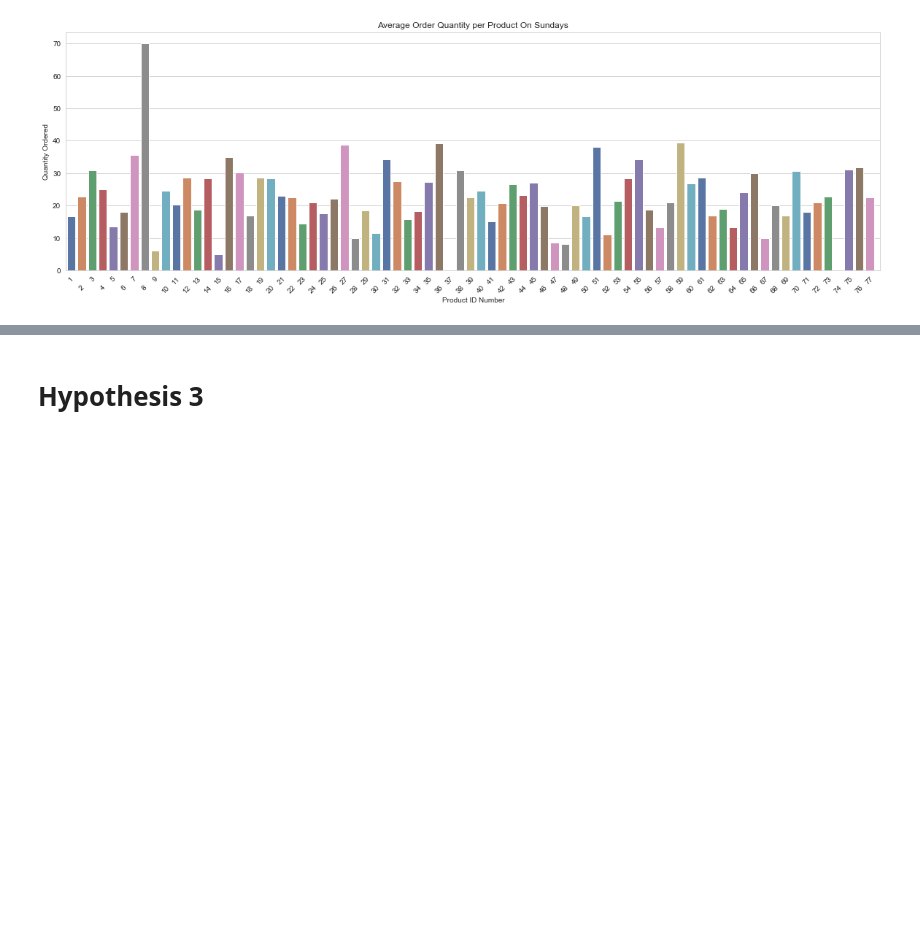
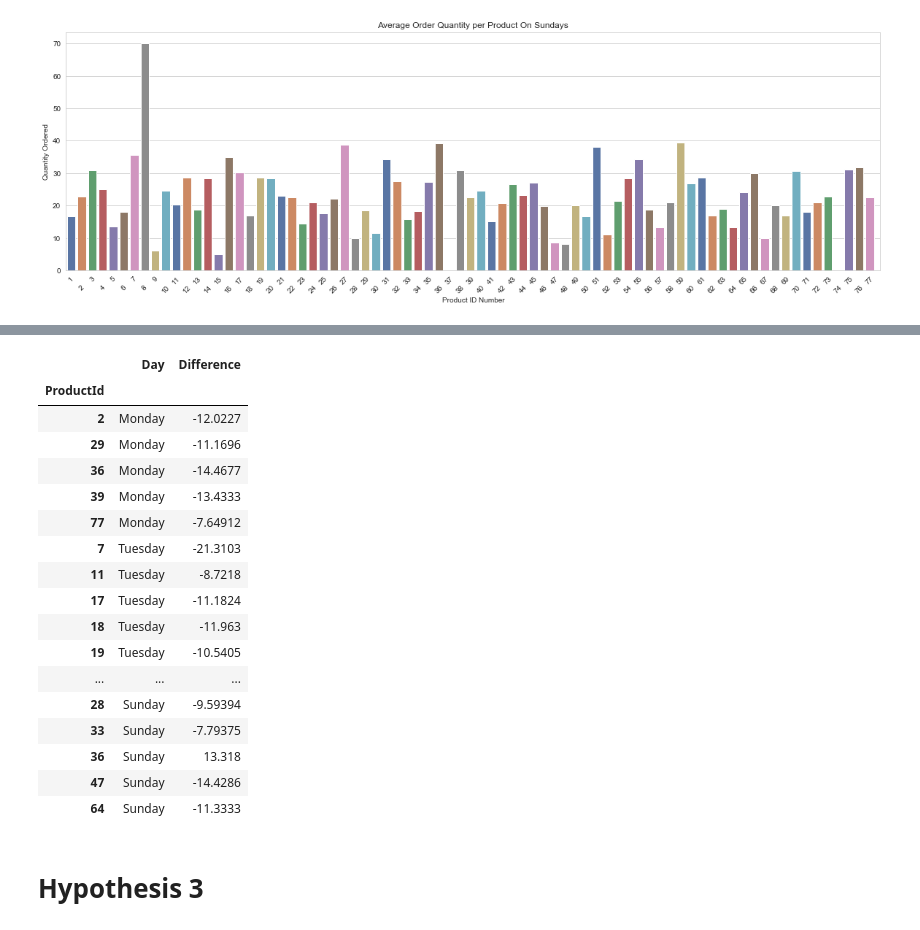
Before and after one commit to akelly66/Flatiron-School, a Jupyter notebook: Mod03/Mod03-Final-Project/Mod03 Final Project.ipynb, the cells around one changed output, grey strips where cells are left out. Cells and saved outputs as stored; diff of their text form; code cells hidden in the pictures; blank space fills up the shorter version.

```diff
--- a/Mod03/Mod03-Final-Project/Mod03 Final Project.ipynb
+++ b/Mod03/Mod03-Final-Project/Mod03 Final Project.ipynb
@@ -377,6 +334,28 @@ Sunday_Order_Adjustments = Sunday_Orders.loc[Sunday_Orders['RejectNull']==True]
 weekly_order_adjustments = pd.concat([Monday_Order_Adjustments, Tuesday_Order_Adjustments, Wednesday_Order_Adjustments,
                                      Thursday_Order_Adjustments, Sunday_Order_Adjustments])
 weekly_order_adjustments = weekly_order_adjustments.drop(["RejectNull", "PVal"], axis=1)
+weekly_order_adjustments.index.name = "ProductId"
+# %%
+weekly_order_adjustments
+# %% [output]
+|  | Day | Difference |
+| ProductId |  |  |
+| 2 | Monday | -12.0227 |
+| 29 | Monday | -11.1696 |
+| 36 | Monday | -14.4677 |
+| 39 | Monday | -13.4333 |
+| 77 | Monday | -7.64912 |
+| 7 | Tuesday | -21.3103 |
+| 11 | Tuesday | -8.7218 |
+| 17 | Tuesday | -11.1824 |
+| 18 | Tuesday | -11.963 |
+| 19 | Tuesday | -10.5405 |
+| ... | ... | ... |
+| 28 | Sunday | -9.59394 |
+| 33 | Sunday | -7.79375 |
+| 36 | Sunday | 13.318 |
+| 47 | Sunday | -14.4286 |
+| 64 | Sunday | -11.3333 |
 # %% [markdown]
 # Hypothesis 3
 # %% [markdown]
```
Also changed, not shown: parts of 22 cells of this notebook.
